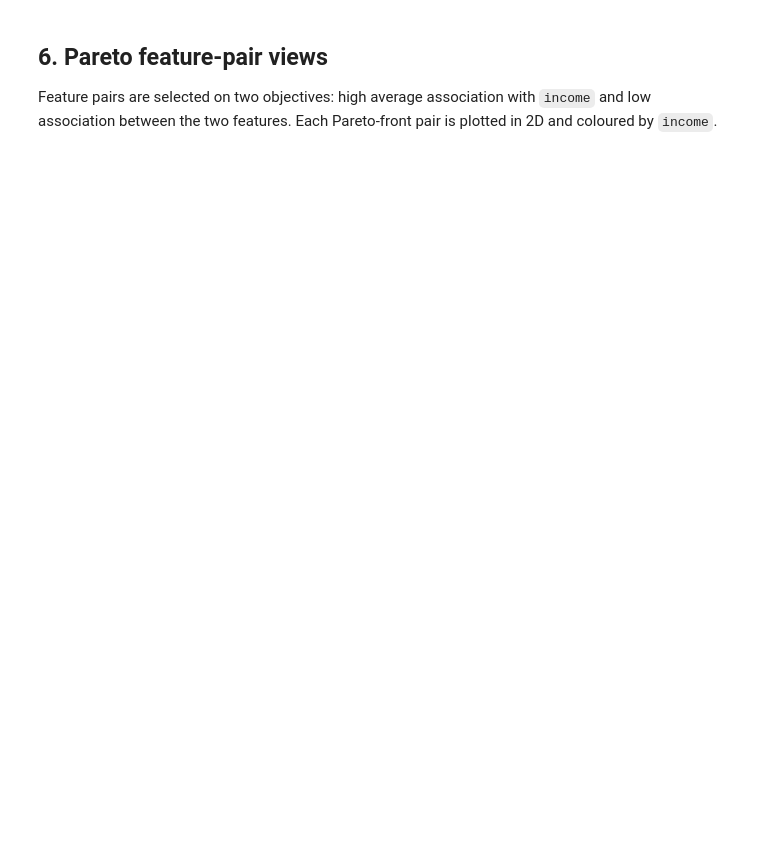
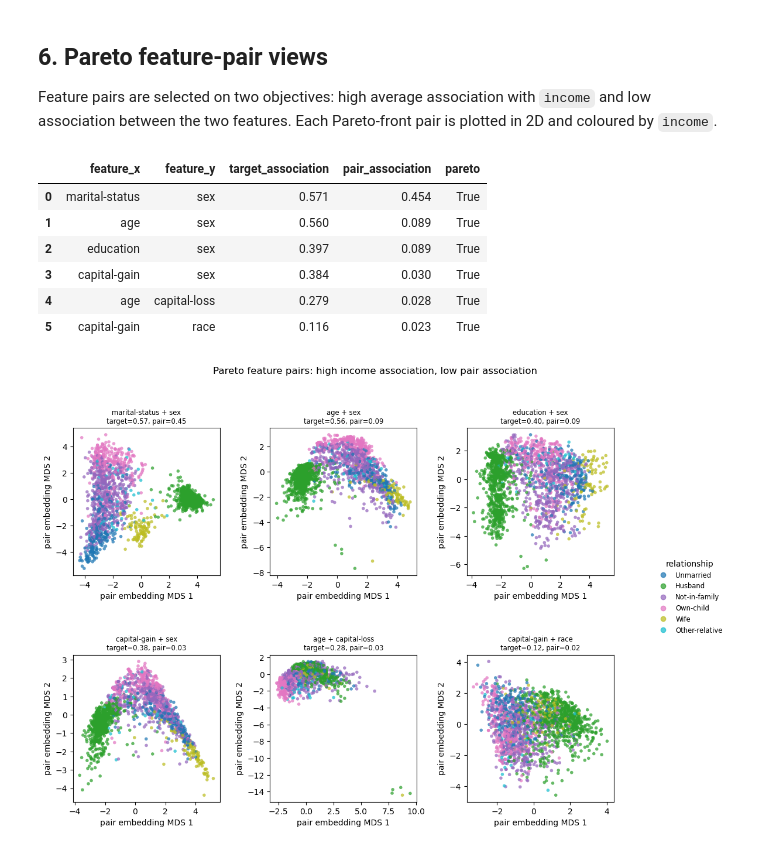
Before and after one commit to fabriziocosta/MIMIC, a Jupyter notebook: notebooks/05_adult_operating_modes_resnet.ipynb, the cells around one changed output. Saved outputs shown, nothing was run; the diff lists cells and outputs as text; code cells hidden in the pictures; blank space fills up the shorter version.

```diff
--- a/notebooks/05_adult_operating_modes_resnet.ipynb
+++ b/notebooks/05_adult_operating_modes_resnet.ipynb
@@ -316,15 +515,24 @@ Feature pairs are selected on two objectives: high average association with `inc
 # %%
 pareto_fig, pareto_axes, pareto_pairs = plot_pareto_feature_pairs(
     mimic,
     test_df,
-    target="sex",
+    target="relationship",
     columns=regression_columns + [c for c in classification_columns if c != "income"],
     max_pairs=6,
     size=(4,4),
 )
 pareto_fig.suptitle("Pareto feature pairs: high income association, low pair association", y=1.02)
 display(
     pareto_pairs[pareto_pairs["pareto"]]
     .head(12)
     .style.format({"target_association": "{:.3f}", "pair_association": "{:.3f}"})
 )
+# %% [output]
+|  | feature_x | feature_y | target_association | pair_association | pareto |
+| 0 | marital-status | sex | 0.571 | 0.454 | True |
+| 1 | age | sex | 0.560 | 0.089 | True |
+| 2 | education | sex | 0.397 | 0.089 | True |
+| 3 | capital-gain | sex | 0.384 | 0.030 | True |
+| 4 | age | capital-loss | 0.279 | 0.028 | True |
+| 5 | capital-gain | race | 0.116 | 0.023 | True |
+[figure, added]
```
Also changed, not shown: parts of 12 cells of this notebook, 2 other files.
